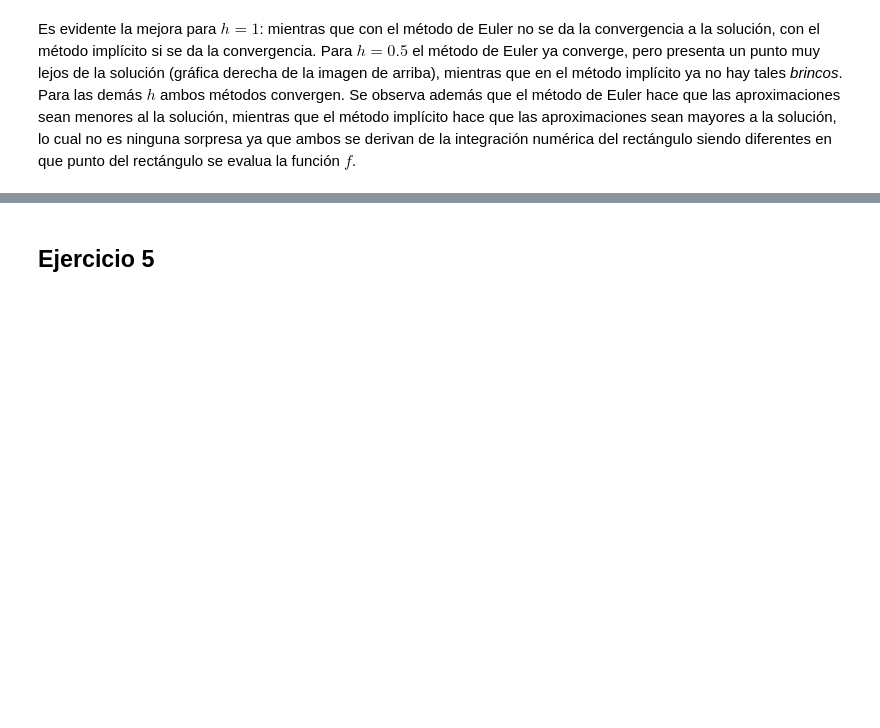
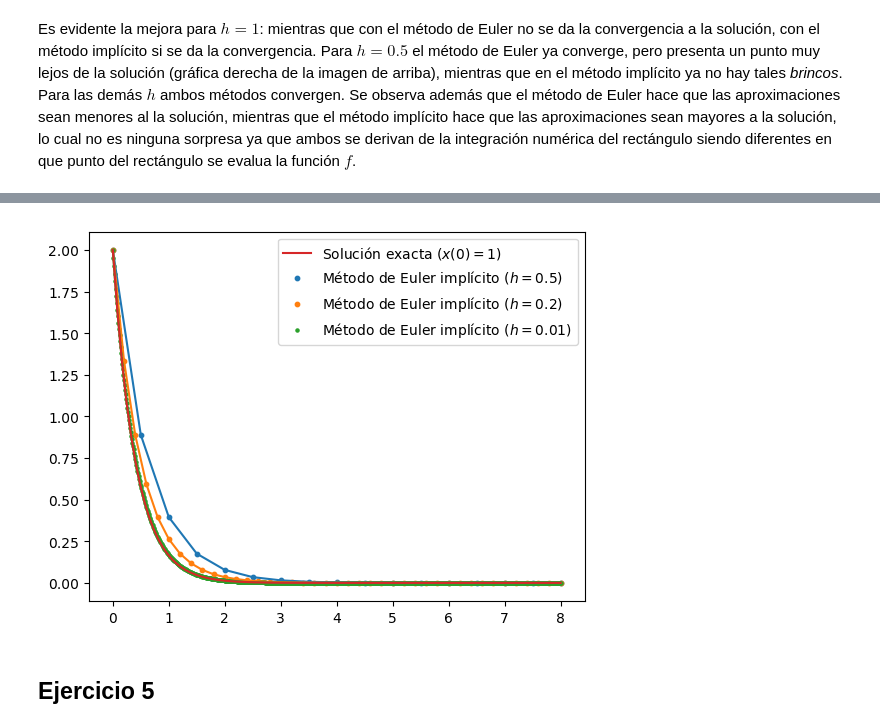
Before and after one commit to Giovanni-Alonso-Torres/Fisica_Computacional_Alonso_Torres, a Jupyter notebook: Tarea_12.ipynb, the cells around one changed output, grey strips where cells are left out. Drawn from its saved outputs; the diff is of its cells as text; code cells hidden in the pictures; blank space fills up the shorter version.

```diff
--- a/Tarea_12.ipynb
+++ b/Tarea_12.ipynb
@@ -207,3 +222,23 @@ Es evidente la mejora para $h=1$: mientras que con el método de Euler no se da
+# %%
+listt_2=0:0.5:8;                            # Discretización del intervalo [0,8] con paso 0.5.
+listt_3=0:0.2:8;                            # Discretización del intervalo [0,8] con paso 0.2.
+listt_4=0:0.01:8;                           # Discretización del intervalo [0,8] con paso 0.01.
+S22=euler_implicito(f,2,listt_2,"newton");
+S23=euler_implicito(f,2,listt_3,"newton");
+S24=euler_implicito(f,2,listt_4,"newton");
+# %%
+scatter(listt_2,S22,label=L"Método de Euler implícito ($h=0.5$)",s=10)
+plot(listt_2,S22)
+scatter(listt_3,S23,label=L"Método de Euler implícito ($h=0.2$)",s=10)
+plot(listt_3,S23)
+scatter(listt_4,S24,label=L"Método de Euler implícito ($h=0.01$)",s=5)
+plot(listt_4,S24)
+t=linspace(0,8,100)
+plot(t,2exp.(-2.5*t),label=L"Solución exacta ($x(0)=1$)")
+legend()
+show();
+# %% [output]
+[figure, added]
 # %% [markdown]
 ## Ejercicio 5
 # %% [markdown]
```
Also changed, not shown: parts of 6 cells of this notebook, 2 other files.
